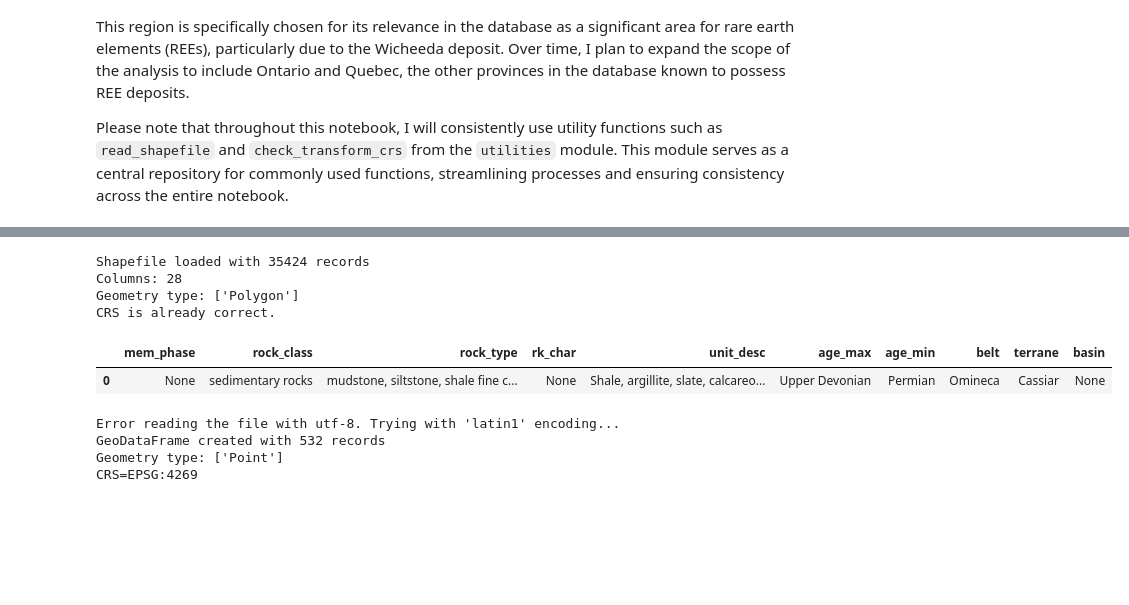
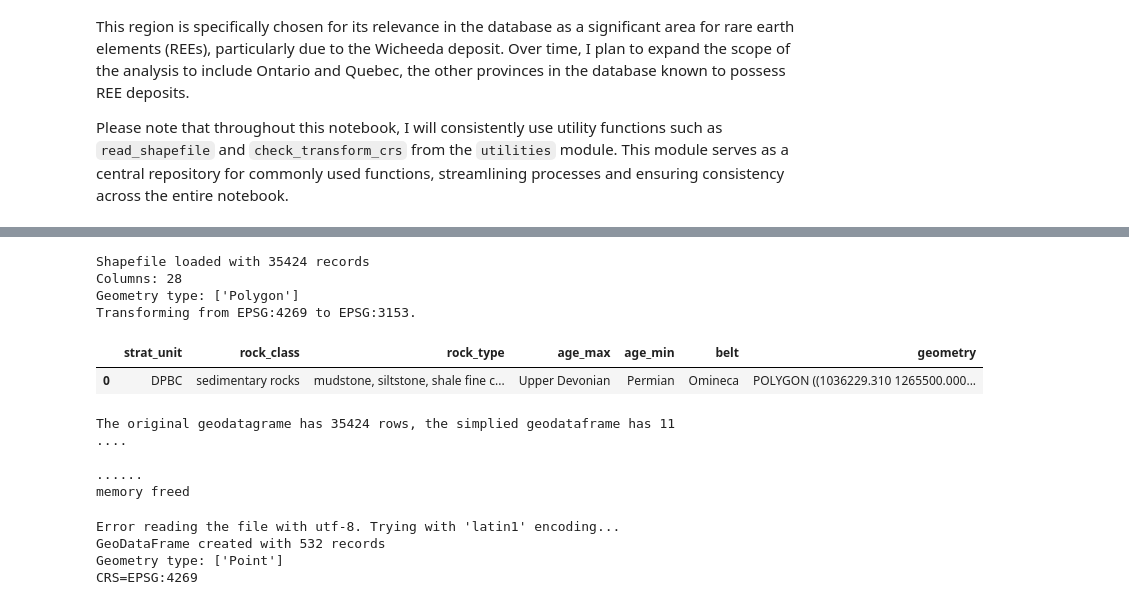
Before and after one commit to cvillarragamo/Tech_Treasures_Challenge, a Jupyter notebook: 1_Data_Collection_Cleaning.ipynb, the cells around one changed output, grey strips where cells are left out. Cells and saved outputs as stored; diff of their text form; code cells hidden in the pictures; blank space fills up the shorter version.

```diff
--- a/1_Data_Collection_Cleaning.ipynb
+++ b/1_Data_Collection_Cleaning.ipynb
@@ -83,16 +100,30 @@ The datasets used in this section are specifically tailored for British Columbia
 # %%
 bc= read_shapefile('datasets\shp\originals\BC_bedrock_ll83.shp')
-bc=check_transform_crs(bc)
-bc.head(1).iloc[:,10:20]
+bc=check_transform_crs(bc, 'EPSG:3153')
+bc.drop(columns=['upid','gid','area_m2','period','era','strat_age','strat_name','gp_suite','fm_lithodm', 'mem_phase','rk_char', 'unit_desc','terrane', 'basin', 'basin_age', 'project', 'src_url', 'src_ref_s','map_comp', 'edit_date', 'pub_org'], inplace=True)
+bc.head(1)
 # %% [output]
 Shapefile loaded with 35424 records
 Columns: 28
 Geometry type: ['Polygon']
-CRS is already correct.
+Transforming from EPSG:4269 to EPSG:3153.
-|  | mem_phase | rock_class | rock_type | rk_char | unit_desc | age_max | age_min | belt | terrane | basin |
-| 0 | None | sedimentary rocks | mudstone, siltstone, shale fine c... | None | Shale, argillite, slate, calcareo... | Upper Devonian | Permian | Omineca | Cassiar | None |
+|  | strat_unit | rock_class | rock_type | age_max | age_min | belt | geometry |
+| 0 | DPBC | sedimentary rocks | mudstone, siltstone, shale fine c... | Upper Devonian | Permian | Omineca | POLYGON ((1036229.310 1265500.000... |
 # %%
-### for simplification we will use just de general lithology unit "rock_class"
+## for simplification we will use just de general lithology unit "rock_class"
 bc_rocks=bc.dissolve(by='rock_class')
 bc_rocks.reset_index(inplace=True)
+bc_rocks.to_file(r'datasets\shp\bc_rocks.shp')
+print(f'The original geodatagrame has {bc.shape[0]} rows, the simplied geodataframe has {bc_rocks.shape[0]}\n....')
+
+# Force garbage collection and free up memory
+del bc
+gc.collect()
+print(f'\n......\nmemory freed')
+# %% [output]
+The original geodatagrame has 35424 rows, the simplied geodataframe has 11
+....
+
+......
+memory freed
 # %%
```
Also changed, not shown: parts of 36 cells of this notebook, 8 other files.
